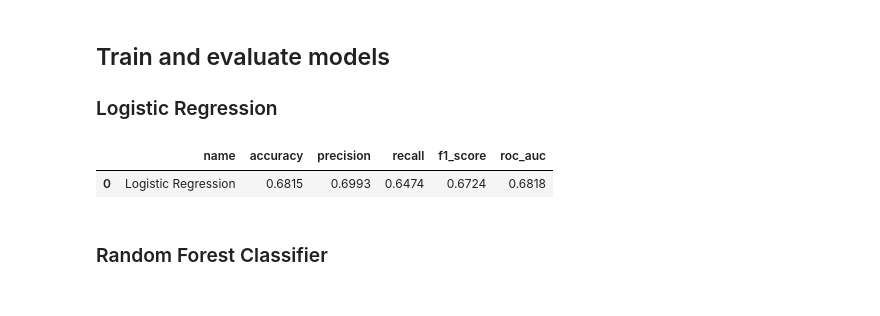
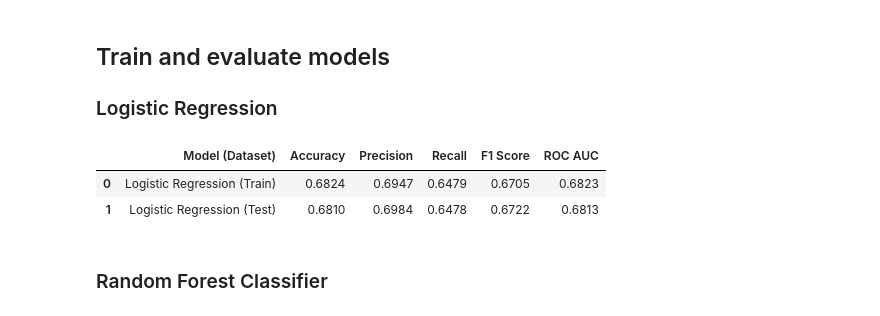
Before and after one commit to Aditya-k-23/Bank-Marketing, a Jupyter notebook: Analysis.ipynb, the cells around one changed output. Drawn from its saved outputs; the diff is of its cells as text; code cells hidden in the pictures.

```diff
--- a/Analysis.ipynb
+++ b/Analysis.ipynb
@@ -227,9 +227,6 @@ X_clean['job_transform'] = le_job.fit_transform(X_clean['job'].astype(str))
 X_clean['education_transform'] = X_clean['education_transform'].replace(0,np.nan)
 X_clean['job_transform'] = X_clean['job_transform'].replace(5,np.nan)
 
-# Change 11 to 5 since the nan value took the value of 5 during encoding (this ensures that the imputation wouldn't accidently assign nan values)
-X_clean['job_transform'] = X_clean['job_transform'].replace(11,5)
-
 # Display the encoded values
 X_clean[['education', 'education_transform', 'job', 'job_transform']].head()
 # %% [output]
@@ -340,7 +337,7 @@ X[['job','education']].head()
 After:
 # %%
 # Initialize KNNImputer (use n_neighbors=5 by default or any other number of neighbors)
-imputer = KNNImputer(n_neighbors=5, missing_values=np.nan)
+imputer = KNNImputer(n_neighbors=1, missing_values=np.nan)
 
 # Perform KNN Imputation (fit and transform the data)
 X_imputed = imputer.fit_transform(X_clean_subset_scaled)
@@ -362,9 +359,6 @@ imputed_education = le_education.inverse_transform(X_imputed['education_transfor
 # Format into dataframe
 imputed_after = pd.DataFrame({'job_transform': imputed_job, 'education_transform': imputed_education})
 
-# Replace 'nan' with 'unemployed' since we changed 11 to 5 previously during encoding
-imputed_after['job_transform'] = imputed_after['job_transform'].replace('nan','unemployed')
-
 # Display values after imputation
 imputed_after
 # %% [output]
@@ -474,33 +468,44 @@ y_test shape: (15969,)
 # %%
 # Initialize Logistic Regression model
 log_reg = LogisticRegression(random_state=42, class_weight='balanced',max_iter=1000)
 
 # Train the model
 log_reg.fit(X_train, y_train)
 
-# Predict on test data
-y_pred_log_reg = log_reg.predict(X_test)
+# Predict on train and test data
+y_train_pred_log_reg = log_reg.predict(X_train)
+y_test_pred_log_reg = log_reg.predict(X_test)
 
-# Evaluation metrics for Logistic Regression
-log_reg_accuracy = round(accuracy_score(y_test, y_pred_log_reg), 4)
-log_reg_precision = round(precision_score(y_test, y_pred_log_reg), 4)
-log_reg_recall = round(recall_score(y_test, y_pred_log_reg), 4)
-log_reg_f1_score = round(f1_score(y_test, y_pred_log_reg), 4)
-log_reg_roc_auc = round(roc_auc_score(y_test, y_pred_log_reg), 4)
+# Evaluation metrics for Logistic Regression (Train)
+train_log_reg_accuracy = round(accuracy_score(y_train, y_train_pred_log_reg), 4)
+train_log_reg_precision = round(precision_score(y_train, y_train_pred_log_reg), 4)
+train_log_reg_recall = round(recall_score(y_train, y_train_pred_log_reg), 4)
+train_log_reg_f1_score = round(f1_score(y_train, y_train_pred_log_reg), 4)
+train_log_reg_roc_auc = round(roc_auc_score(y_train, y_train_pred_log_reg), 4)
 
-# Display evaluation metrics
+# Evaluation metrics for Logistic Regression (Test)
+test_log_reg_accuracy = round(accuracy_score(y_test, y_test_pred_log_reg), 4)
+test_log_reg_precision = round(precision_score(y_test, y_test_pred_log_reg), 4)
+test_log_reg_recall = round(recall_score(y_test, y_test_pred_log_reg), 4)
+test_log_reg_f1_score = round(f1_score(y_test, y_test_pred_log_reg), 4)
+test_log_reg_roc_auc = round(roc_auc_score(y_test, y_test_pred_log_reg), 4)
+
+# Display evaluation metrics for Logistic Regression
 log_reg_results = pd.DataFrame({
-    'name': ['Logistic Regression'],
-    'accuracy': [log_reg_accuracy],
-    'precision': [log_reg_precision],
-    'recall': [log_reg_recall],
-    'f1_score': [log_reg_f1_score],
-    'roc_auc': [log_reg_roc_auc]
+    'Model (Dataset)': ['Logistic Regression (Train)', 'Logistic Regression (Test)'],
+    'Accuracy': [train_log_reg_accuracy, test_log_reg_accuracy],
+    'Precision': [train_log_reg_precision, test_log_reg_precision],
+    'Recall': [train_log_reg_recall, test_log_reg_recall],
+    'F1 Score': [train_log_reg_f1_score, test_log_reg_f1_score],
+    'ROC AUC': [train_log_reg_roc_auc, test_log_reg_roc_auc]
 })
+
+# Display results
 log_reg_results
 # %% [output]
-|  | name | accuracy | precision | recall | f1_score | roc_auc |
-| 0 | Logistic Regression | 0.6815 | 0.6993 | 0.6474 | 0.6724 | 0.6818 |
+|  | Model (Dataset) | Accuracy | Precision | Recall | F1 Score | ROC AUC |
+| 0 | Logistic Regression (Train) | 0.6824 | 0.6947 | 0.6479 | 0.6705 | 0.6823 |
+| 1 | Logistic Regression (Test) | 0.6810 | 0.6984 | 0.6478 | 0.6722 | 0.6813 |
 # %% [markdown]
 ### Random Forest Classifier
 # %%
```
Also changed, not shown: parts of 10 cells of this notebook, 1 other file.
